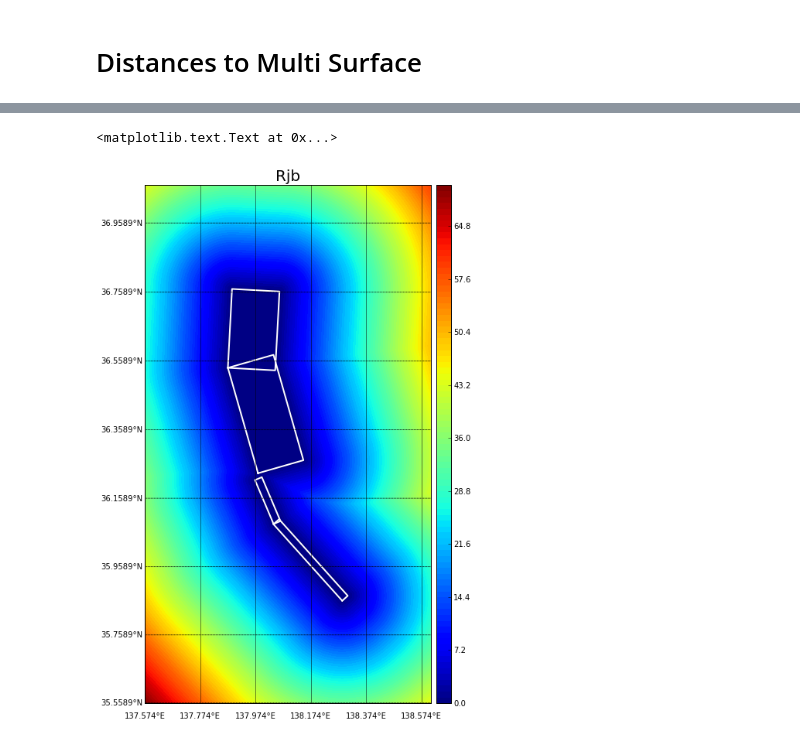
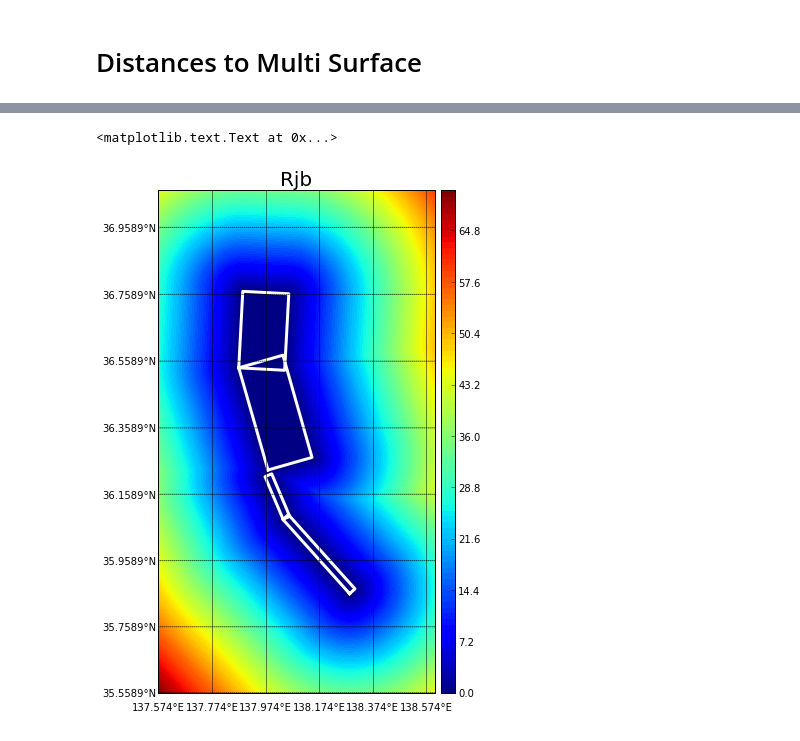
Before and after one commit to GEMScienceTools/notebooks, a Jupyter notebook: hazardlib/RuptureDistances.ipynb, the cells around one changed output, grey strips where cells are left out. Drawn from its saved outputs; the diff is of its cells as text; code cells hidden in the pictures.

```diff
--- a/hazardlib/RuptureDistances.ipynb
+++ b/hazardlib/RuptureDistances.ipynb
@@ -206,18 +357,18 @@ pyplot.title('Rrup', fontsize=20)
 # %%
 # compute and plot Rjb
 r_jb = surf.get_joyner_boore_distance(mesh)
 
-fig = pyplot.figure(figsize=(12,12))
+fig = pyplot.figure(figsize=(9,9))
 for xx, yy in zip(boundaries_x, boundaries_y):
     m.plot(xx, yy, linewidth=3, color='white')
 m.contourf(x, y, r_jb, 100)
 m.drawparallels(numpy.arange(numpy.min(mesh.lats), numpy.max(mesh.lats), 0.2), labels=[True, False, False, True])
 m.drawmeridians(numpy.arange(numpy.min(mesh.lons), numpy.max(mesh.lons), 0.2), labels=[True, False, False, True])
 m.colorbar()
 pyplot.title('Rjb', fontsize=20)
 # %% [output]
 <matplotlib.text.Text at 0x...>
-[figure, old version]
+[figure, new version]
 # %%
 # compute and plot Rx
 r_x = surf.get_rx_distance(mesh)
```
Also changed, not shown: parts of 18 cells of this notebook, 2 other files.
